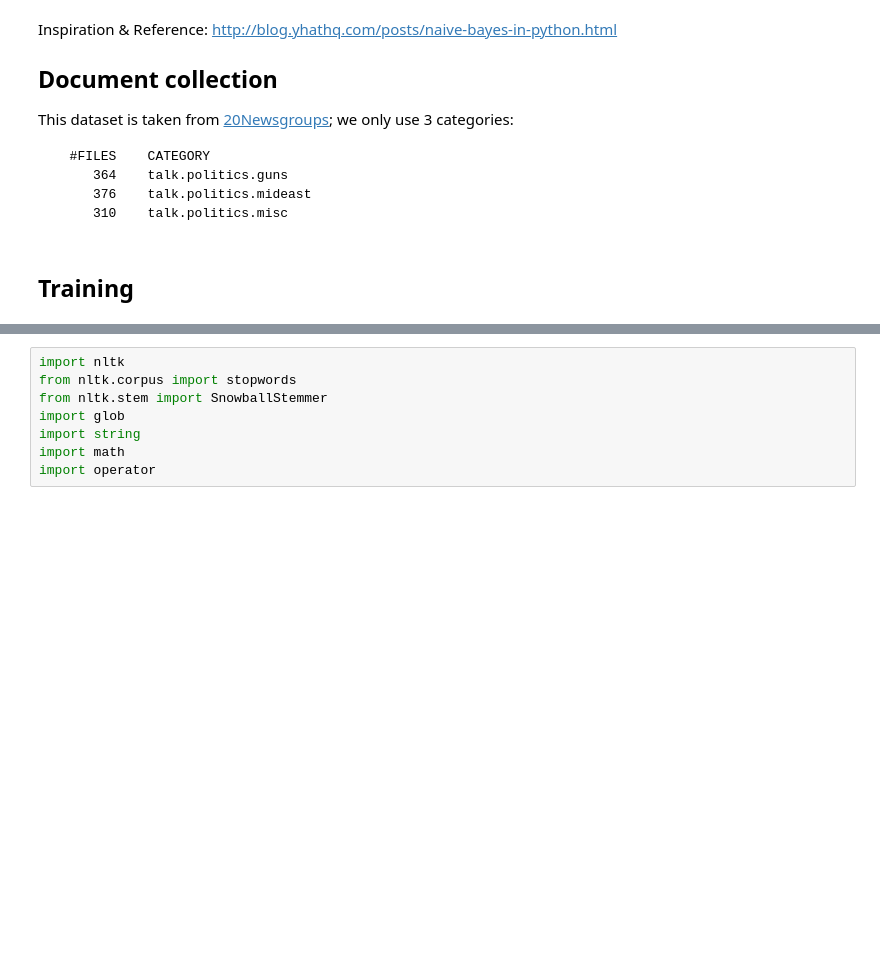
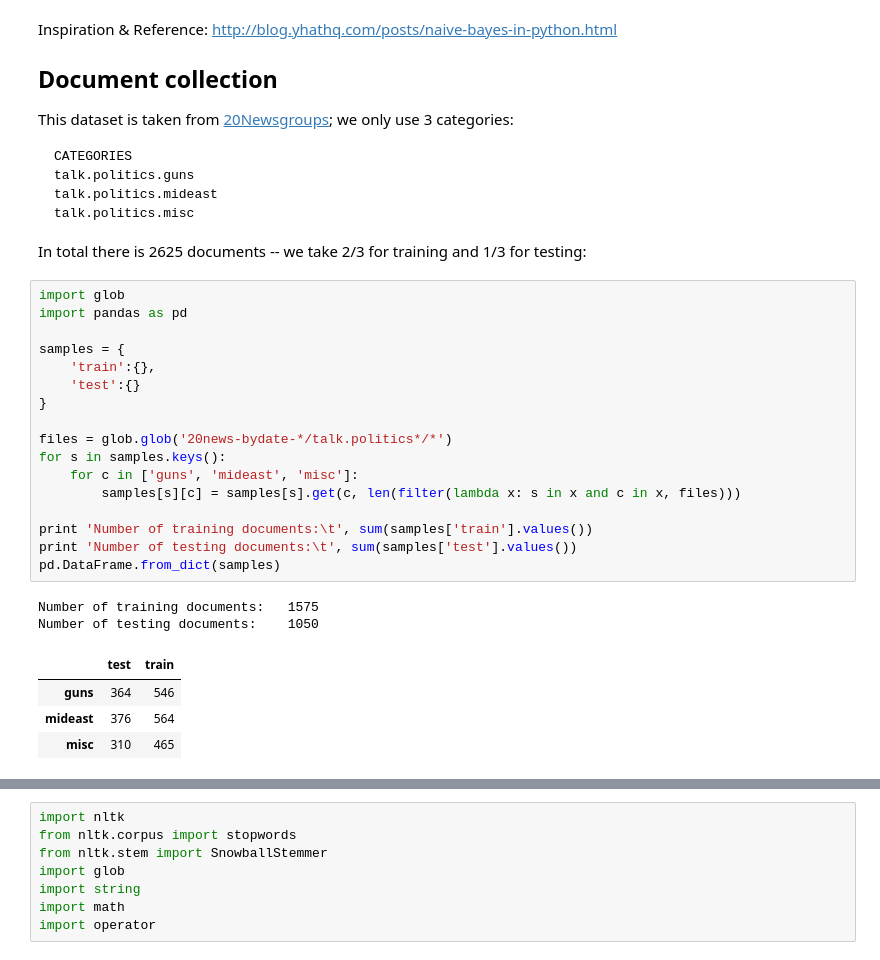
Before and after one commit to csiu/datasci, a Jupyter notebook: text/2015-07-25_document-classification_nb.ipynb, the cells around one changed output, grey strips where cells are left out. Saved outputs shown, nothing was run; the diff lists cells and outputs as text; blank space fills up the shorter version.

````diff
--- a/text/2015-07-25_document-classification_nb.ipynb
+++ b/text/2015-07-25_document-classification_nb.ipynb
@@ -4,10 +4,34 @@ Inspiration & Reference: http://blog.yhathq.com/posts/naive-bayes-in-python.html
 ## Document collection
 This dataset is taken from [20Newsgroups](http://qwone.com/~jason/20Newsgroups/); we only use 3 categories:
 ```
-  #FILES    CATEGORY
-     364	talk.politics.guns
-     376	talk.politics.mideast
-     310	talk.politics.misc
+CATEGORIES
+talk.politics.guns
+talk.politics.mideast
+talk.politics.misc
 ```
+
+In total there is 2625 documents -- we take 2/3 for training and 1/3 for testing:
-# %% [markdown]
-## Training
+# %%
+import glob
+import pandas as pd
+
+samples = {
+    'train':{},
+    'test':{}
+}
+
+files = glob.glob('20news-bydate-*/talk.politics*/*')
+for s in samples.keys():
+    for c in ['guns', 'mideast', 'misc']:
+        samples[s][c] = samples[s].get(c, len(filter(lambda x: s in x and c in x, files)))
+
+print 'Number of training documents:\t', sum(samples['train'].values())
+print 'Number of testing documents:\t', sum(samples['test'].values())
+pd.DataFrame.from_dict(samples)
+# %% [output]
+Number of training documents:   1575
+Number of testing documents:    1050
+|  | test | train |
+| guns | 364 | 546 |
+| mideast | 376 | 564 |
+| misc | 310 | 465 |
````
Also changed, not shown: parts of 12 cells of this notebook.
